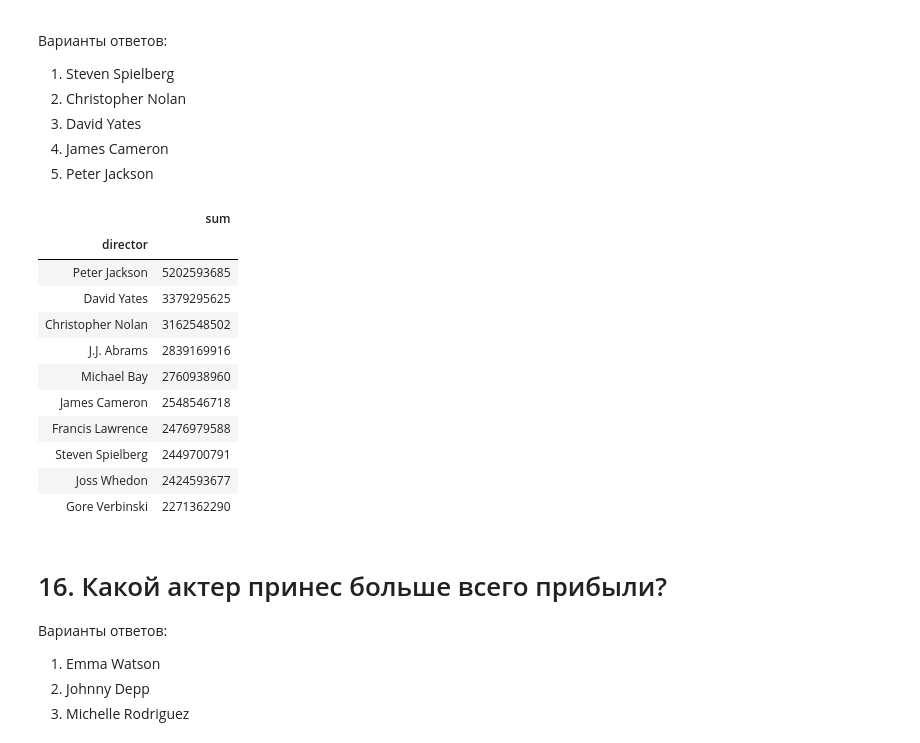
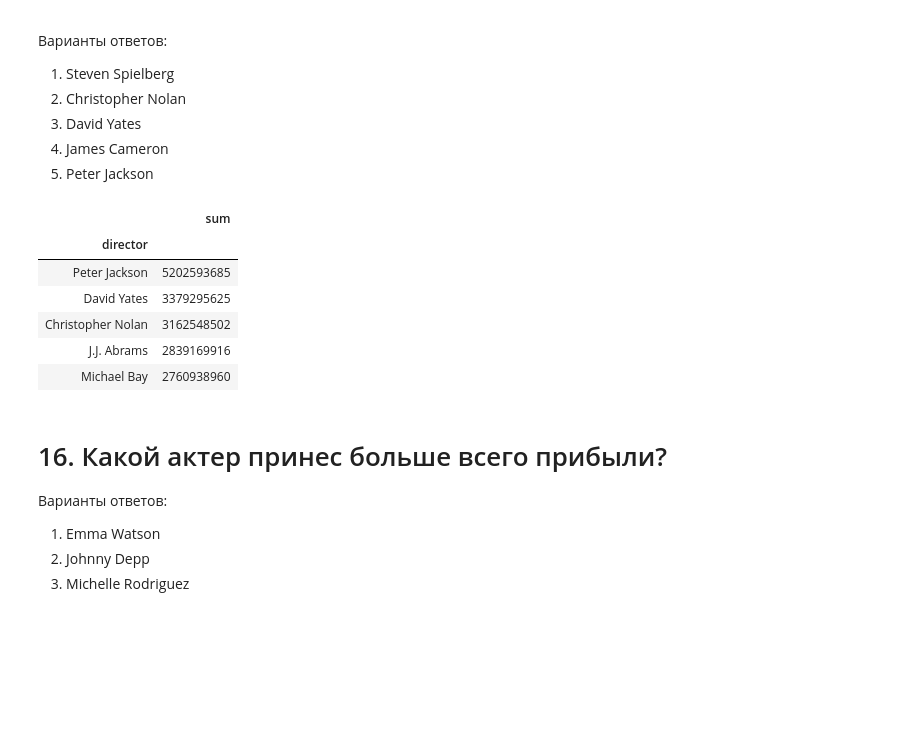
Before and after one commit to xalegor/skillfactory_rds, a Jupyter notebook: module_1/Millioner.ipynb, the cells around one changed output. Drawn from its saved outputs; the diff is of its cells as text; code cells hidden in the pictures; blank space fills up the shorter version.

```diff
--- a/module_1/Millioner.ipynb
+++ b/module_1/Millioner.ipynb
@@ -64,7 +64,7 @@ answer_ls.append(2)
 # %%
 display(data.original_title[data.runtime.idxmin()])
 
-answer_ls.append(1)
+answer_ls.append(3)
 # %% [output]
 'Winnie the Pooh'
 # %% [markdown]
@@ -79,7 +79,7 @@ answer_ls.append(1)
 # %%
 display(data["runtime"].mean())
 
-answer_ls.append(1)
+answer_ls.append(2)
 # %% [output]
 109.65343915343915
 # %% [markdown]
@@ -109,7 +109,7 @@ data['total_income'] = data['revenue'] - data['budget']
 
 display(data.original_title[data.total_income.idxmax()])
 
-answer_ls.append(1)
+answer_ls.append(5)
 # %% [output]
 'Avatar'
 # %% [markdown]
@@ -245,22 +245,17 @@ Name: director, dtype: int64
 4. James Cameron
 5. Peter Jackson
 # %%
-display(data.groupby(['director'])['total_income'].agg(['sum']).sort_values(by='sum', ascending=False).head(10))
+display(data.groupby(['director'])['total_income'].agg(['sum']).sort_values(by='sum', ascending=False).head(5))
 
 answer_ls.append(5)
 # %% [output]
 |  | sum |
 | director |  |
 | Peter Jackson | 5202593685 |
 | David Yates | 3379295625 |
 | Christopher Nolan | 3162548502 |
 | J.J. Abrams | 2839169916 |
 | Michael Bay | 2760938960 |
-| James Cameron | 2548546718 |
-| Francis Lawrence | 2476979588 |
-| Steven Spielberg | 2449700791 |
-| Joss Whedon | 2424593677 |
-| Gore Verbinski | 2271362290 |
 # %% [markdown]
 # 16. Какой актер принес больше всего прибыли?
 Варианты ответов:
```
Also changed, not shown: parts of 8 cells of this notebook.
